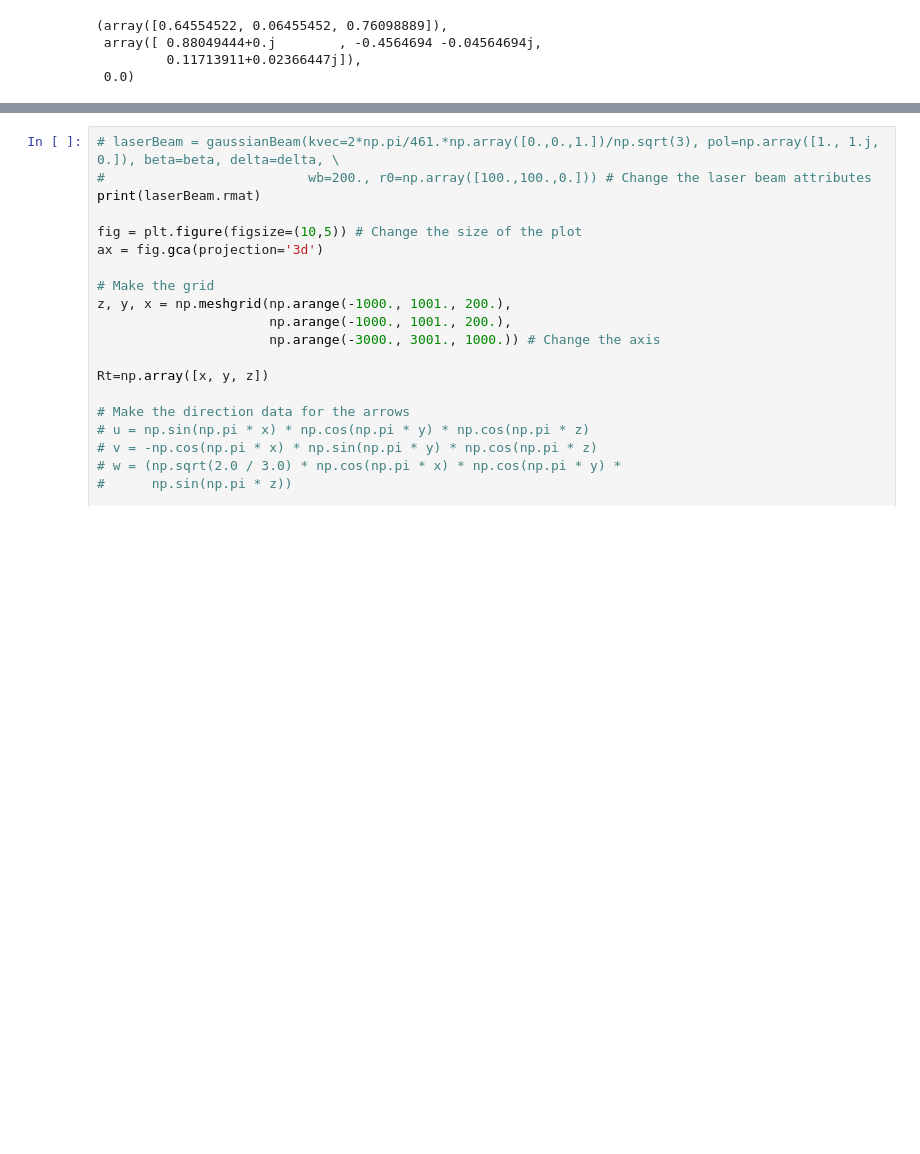
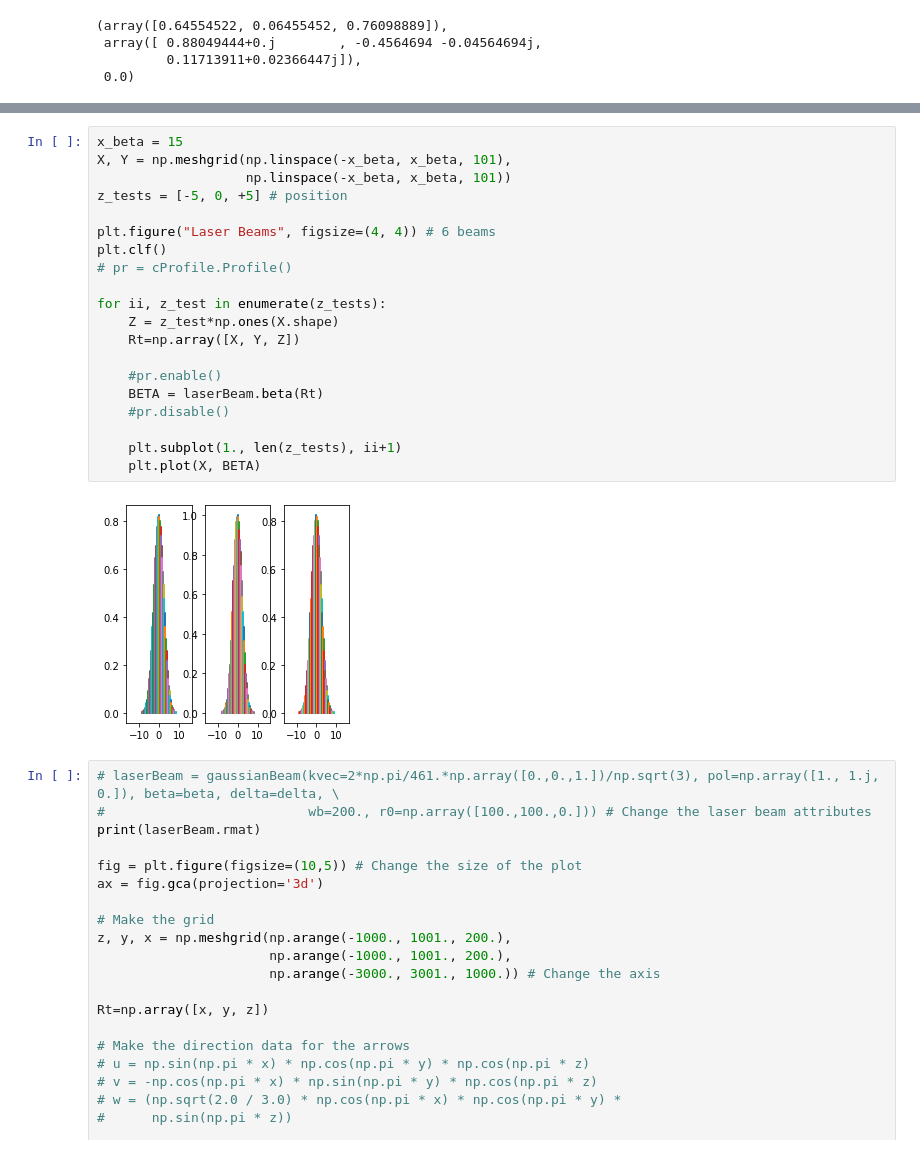
Before and after one commit to JQIamo/pylcp, a Jupyter notebook: examples/basics/lasers/lw_edits_gaussian/div_gaussian_beams.ipynb, the cells around one changed output, grey strips where cells are left out. Cells and saved outputs as stored; diff of their text form; blank space fills up the shorter version.

```diff
--- a/examples/basics/lasers/lw_edits_gaussian/div_gaussian_beams.ipynb
+++ b/examples/basics/lasers/lw_edits_gaussian/div_gaussian_beams.ipynb
@@ -143,6 +143,28 @@ for ii, z_test in enumerate(z_tests):
              'w-', linewidth=0.25)
 # %% [output]
 [figure]
+# %%
+x_beta = 15
+X, Y = np.meshgrid(np.linspace(-x_beta, x_beta, 101),
+                   np.linspace(-x_beta, x_beta, 101))
+z_tests = [-5, 0, +5] # position
+
+plt.figure("Laser Beams", figsize=(4, 4)) # 6 beams
+plt.clf()
+# pr = cProfile.Profile()
+
+for ii, z_test in enumerate(z_tests):
+    Z = z_test*np.ones(X.shape)
+    Rt=np.array([X, Y, Z])
+
+    #pr.enable()
+    BETA = laserBeam.beta(Rt)
+    #pr.disable()
+
+    plt.subplot(1., len(z_tests), ii+1)
+    plt.plot(X, BETA)
+# %% [output]
+[figure, added]
 # %%
 # laserBeam = gaussianBeam(kvec=2*np.pi/461.*np.array([0.,0.,1.])/np.sqrt(3), pol=np.array([1., 1.j, 0.]), beta=beta, delta=delta, \
 #                          wb=200., r0=np.array([100.,100.,0.])) # Change the laser beam attributes
```
Also changed, not shown: parts of 1 cell of this notebook.
